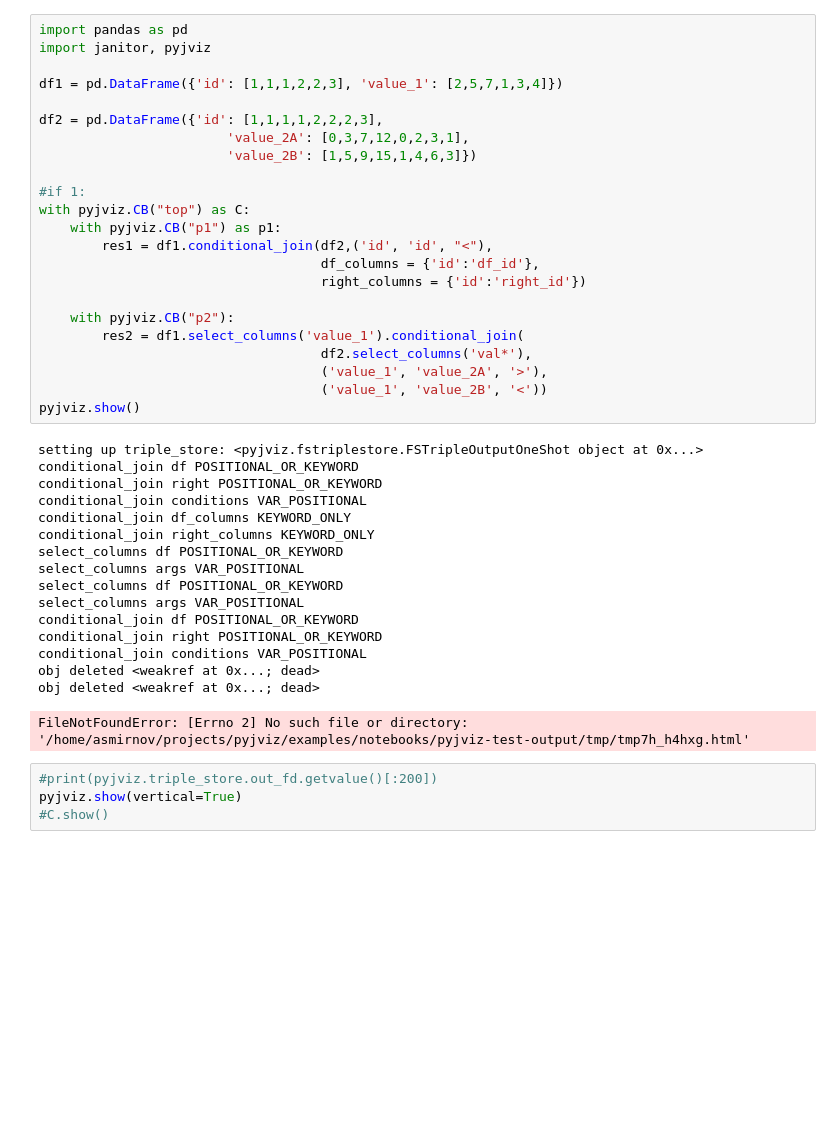
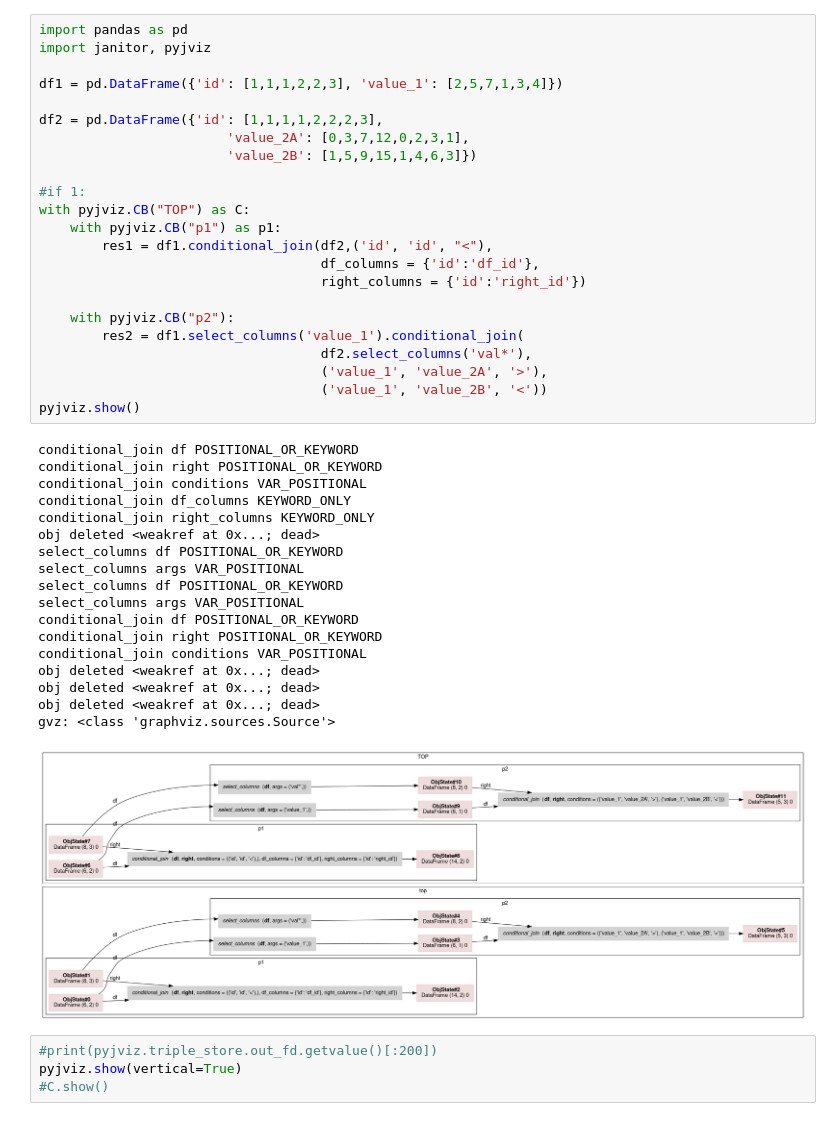
Before and after one commit to pyjanitor-devs/pyjviz, a Jupyter notebook: examples/notebooks/conditional-join-w-cmp.ipynb, the cells around one changed output. Drawn from its saved outputs; the diff is of its cells as text; blank space fills up the shorter version.

Commit message:
fixed notebook example

```diff
--- a/examples/notebooks/conditional-join-w-cmp.ipynb
+++ b/examples/notebooks/conditional-join-w-cmp.ipynb
@@ -8,36 +8,38 @@ df2 = pd.DataFrame({'id': [1,1,1,1,2,2,2,3],
                         'value_2A': [0,3,7,12,0,2,3,1],
                         'value_2B': [1,5,9,15,1,4,6,3]})
 
 #if 1:
-with pyjviz.CB("top") as C:
+with pyjviz.CB("TOP") as C:
     with pyjviz.CB("p1") as p1:
         res1 = df1.conditional_join(df2,('id', 'id', "<"),
                                     df_columns = {'id':'df_id'},
                                     right_columns = {'id':'right_id'})
 
     with pyjviz.CB("p2"):
         res2 = df1.select_columns('value_1').conditional_join(
                                     df2.select_columns('val*'),
                                     ('value_1', 'value_2A', '>'),
                                     ('value_1', 'value_2B', '<'))
 pyjviz.show()
 # %% [output]
-setting up triple_store: <pyjviz.fstriplestore.FSTripleOutputOneShot object at 0x...>
 conditional_join df POSITIONAL_OR_KEYWORD
 conditional_join right POSITIONAL_OR_KEYWORD
 conditional_join conditions VAR_POSITIONAL
 conditional_join df_columns KEYWORD_ONLY
 conditional_join right_columns KEYWORD_ONLY
+obj deleted <weakref at 0x...; dead>
 select_columns df POSITIONAL_OR_KEYWORD
 select_columns args VAR_POSITIONAL
 select_columns df POSITIONAL_OR_KEYWORD
 select_columns args VAR_POSITIONAL
 conditional_join df POSITIONAL_OR_KEYWORD
 conditional_join right POSITIONAL_OR_KEYWORD
 conditional_join conditions VAR_POSITIONAL
 obj deleted <weakref at 0x...; dead>
 obj deleted <weakref at 0x...; dead>
+obj deleted <weakref at 0x...; dead>
+gvz: <class 'graphviz.sources.Source'>
-FileNotFoundError: [Errno 2] No such file or directory: '/home/asmirnov/projects/pyjviz/examples/notebooks/pyjviz-test-output/tmp/tmp7h_h4hxg.html'
+[figure, added]
 # %%
 #print(pyjviz.triple_store.out_fd.getvalue()[:200])
 pyjviz.show(vertical=True)
```
Also changed, not shown: 2 other files.
